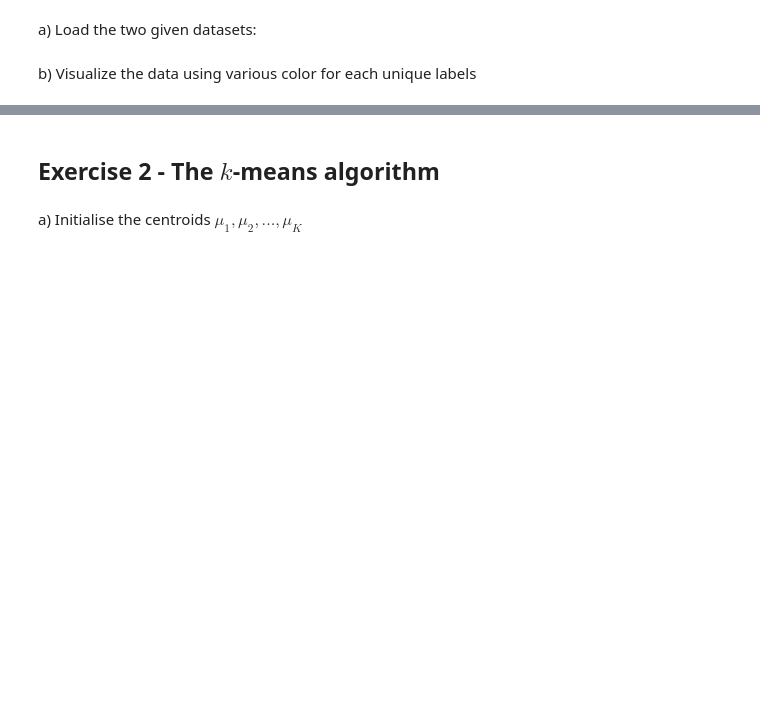
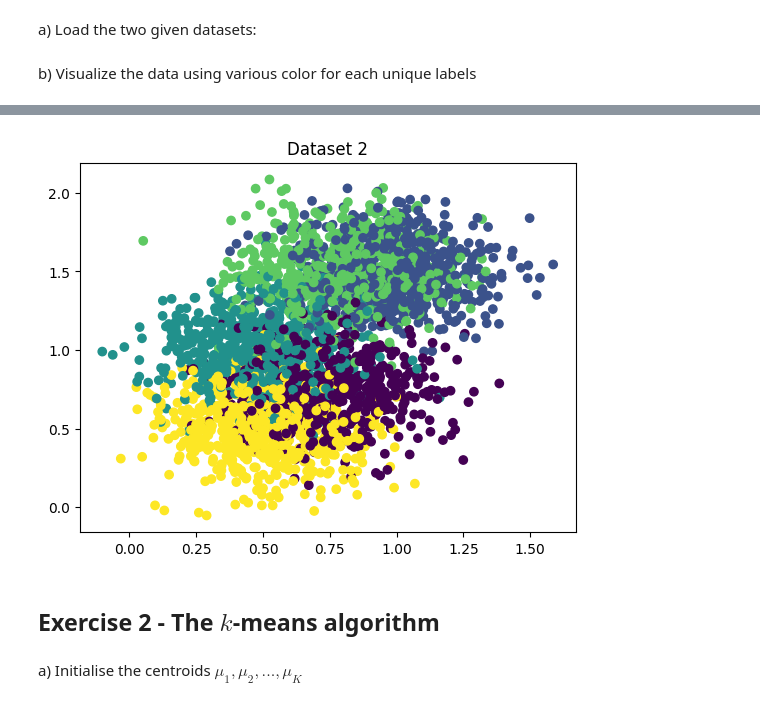
Before and after one commit to bastienvty/mse_machle, a Jupyter notebook: pw08/ex1-3-clustering-stud.ipynb, the cells around one changed output, grey strips where cells are left out. Drawn from its saved outputs; the diff is of its cells as text; code cells hidden in the pictures; blank space fills up the shorter version.

```diff
--- a/pw08/ex1-3-clustering-stud.ipynb
+++ b/pw08/ex1-3-clustering-stud.ipynb
@@ -20,3 +26,9 @@ b) Visualize the data using various color for each unique labels
+# %%
+plt.scatter(data2[:,0], data2[:,1], c=label2)
+plt.title("Dataset 2")
+plt.show()
+# %% [output]
+[figure, added]
 # %% [markdown]
 ## Exercise 2 - The $k$-means algorithm
 # %% [markdown]
```
Also changed, not shown: parts of 6 cells of this notebook.
